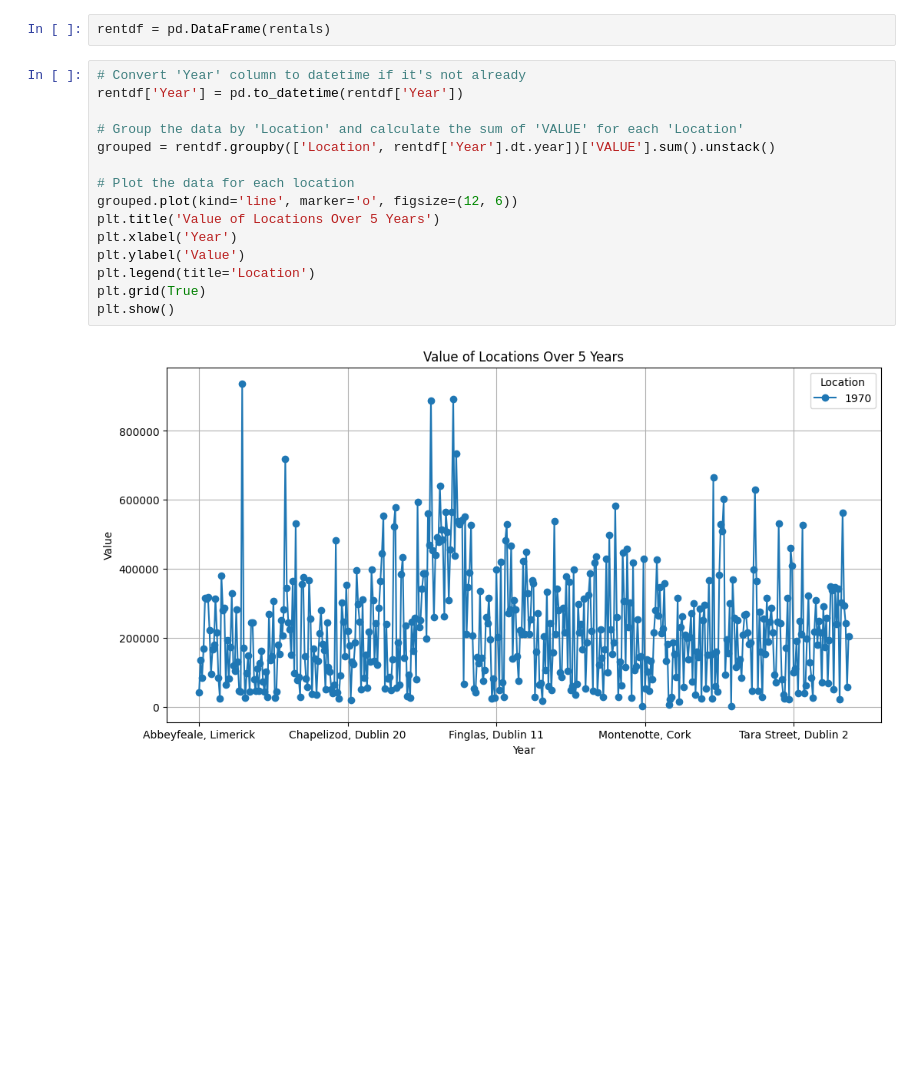
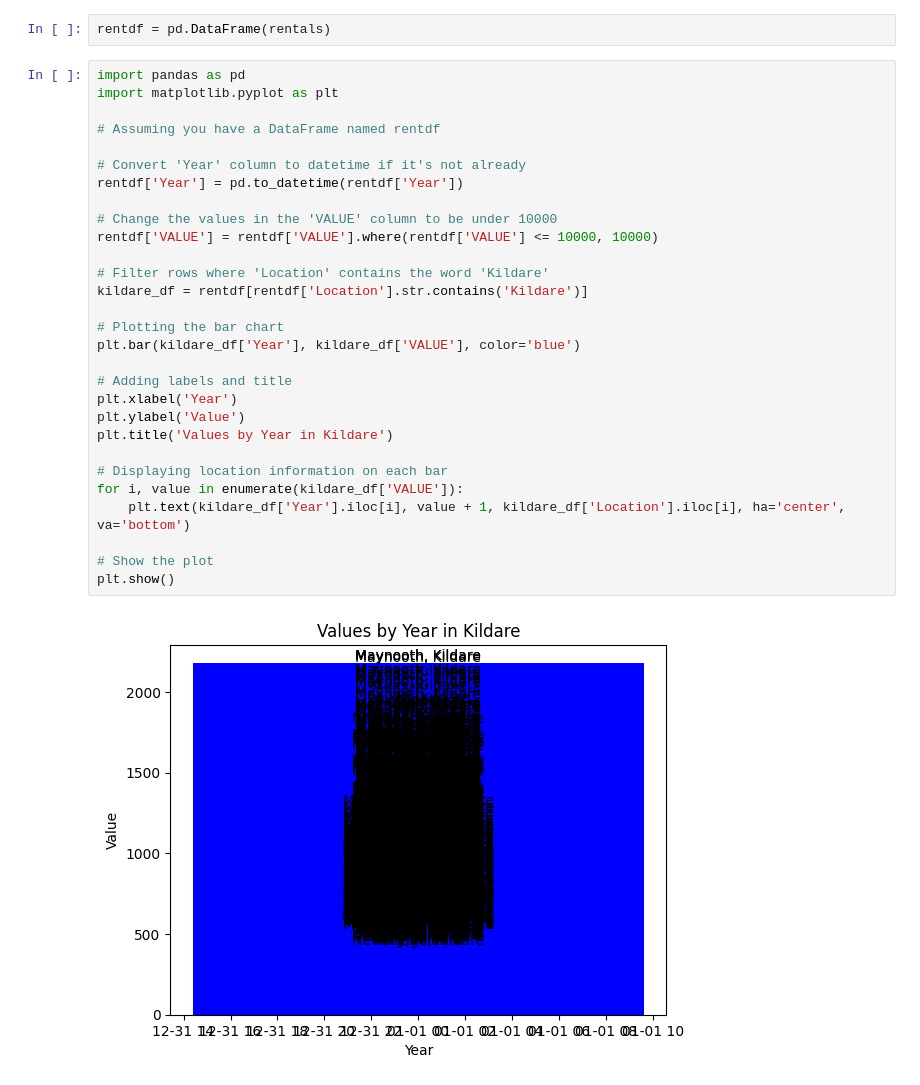
Before and after one commit to SarahMartin1244/DataScience, a Jupyter notebook: The Influence of Airbnb on Irish Long-Term Rentals/Charts/Charts.ipynb, the cells around one changed output. Cells and saved outputs as stored; diff of their text form; blank space fills up the shorter version.

Commit message:
Created new folder for Random forests and edited bar chart for rental dataset

```diff
--- a/The Influence of Airbnb on Irish Long-Term Rentals/Charts/Charts.ipynb
+++ b/The Influence of Airbnb on Irish Long-Term Rentals/Charts/Charts.ipynb
@@ -62,20 +62,34 @@ rentals
 99816 rows × 5 columns
 # %%
 rentdf = pd.DataFrame(rentals)
-# %%
-# Convert 'Year' column to datetime if it's not already
-rentdf['Year'] = pd.to_datetime(rentdf['Year'])
-
-# Group the data by 'Location' and calculate the sum of 'VALUE' for each 'Location'
-grouped = rentdf.groupby(['Location', rentdf['Year'].dt.year])['VALUE'].sum().unstack()
-
-# Plot the data for each location
-grouped.plot(kind='line', marker='o', figsize=(12, 6))
-plt.title('Value of Locations Over 5 Years')
-plt.xlabel('Year')
-plt.ylabel('Value')
-plt.legend(title='Location')
-plt.grid(True)
-plt.show()
-# %% [output]
-[figure, removed]
+# %%
+import pandas as pd
+import matplotlib.pyplot as plt
+
+# Assuming you have a DataFrame named rentdf
+
+# Convert 'Year' column to datetime if it's not already
+rentdf['Year'] = pd.to_datetime(rentdf['Year'])
+
+# Change the values in the 'VALUE' column to be under 10000
+rentdf['VALUE'] = rentdf['VALUE'].where(rentdf['VALUE'] <= 10000, 10000)
+
+# Filter rows where 'Location' contains the word 'Kildare'
+kildare_df = rentdf[rentdf['Location'].str.contains('Kildare')]
+
+# Plotting the bar chart
+plt.bar(kildare_df['Year'], kildare_df['VALUE'], color='blue')
+
+# Adding labels and title
+plt.xlabel('Year')
+plt.ylabel('Value')
+plt.title('Values by Year in Kildare')
+
+# Displaying location information on each bar
+for i, value in enumerate(kildare_df['VALUE']):
+    plt.text(kildare_df['Year'].iloc[i], value + 1, kildare_df['Location'].iloc[i], ha='center', va='bottom')
+
+# Show the plot
+plt.show()
+# %% [output]
+[figure, added]
```
Also changed, not shown: 6 other files.
